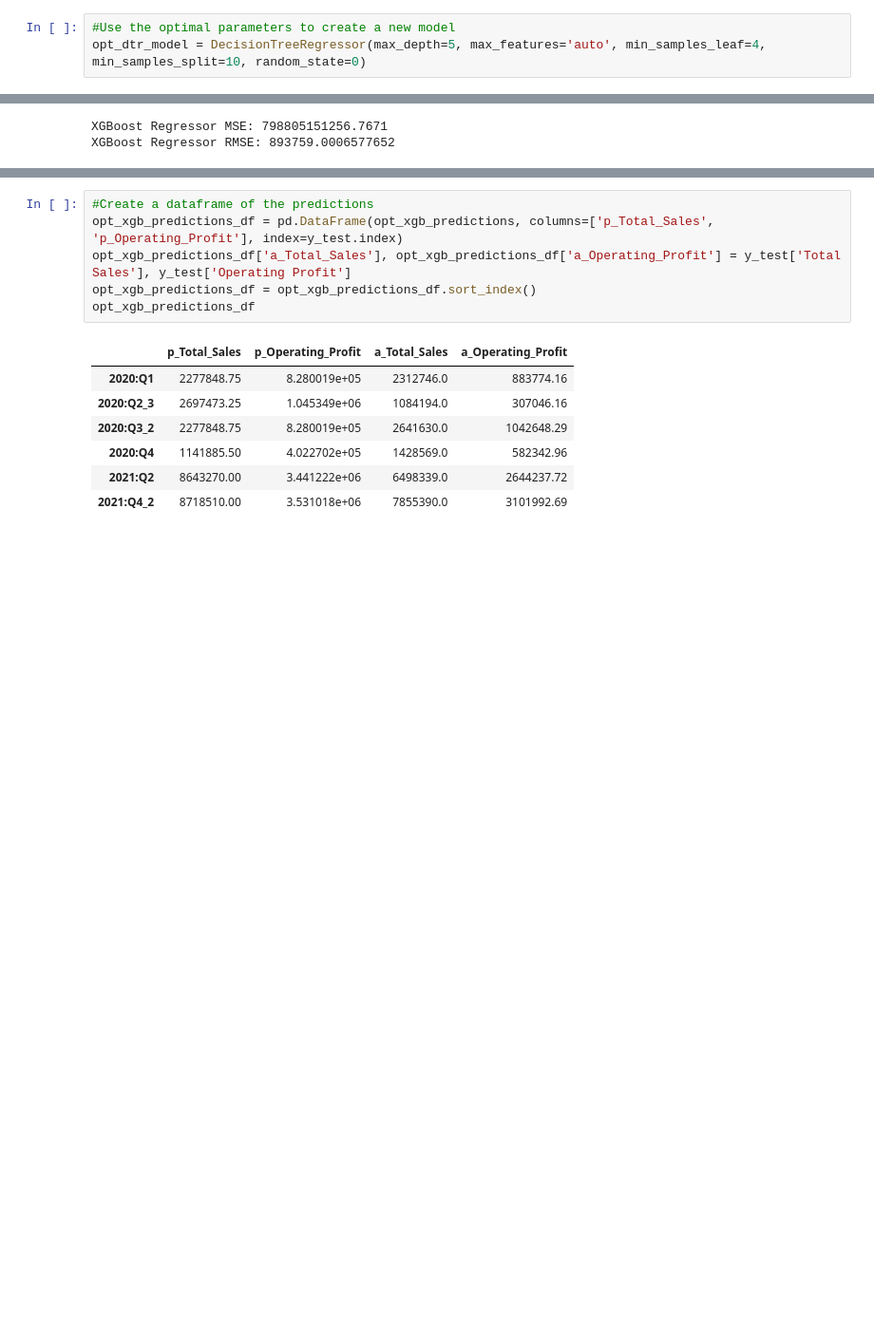
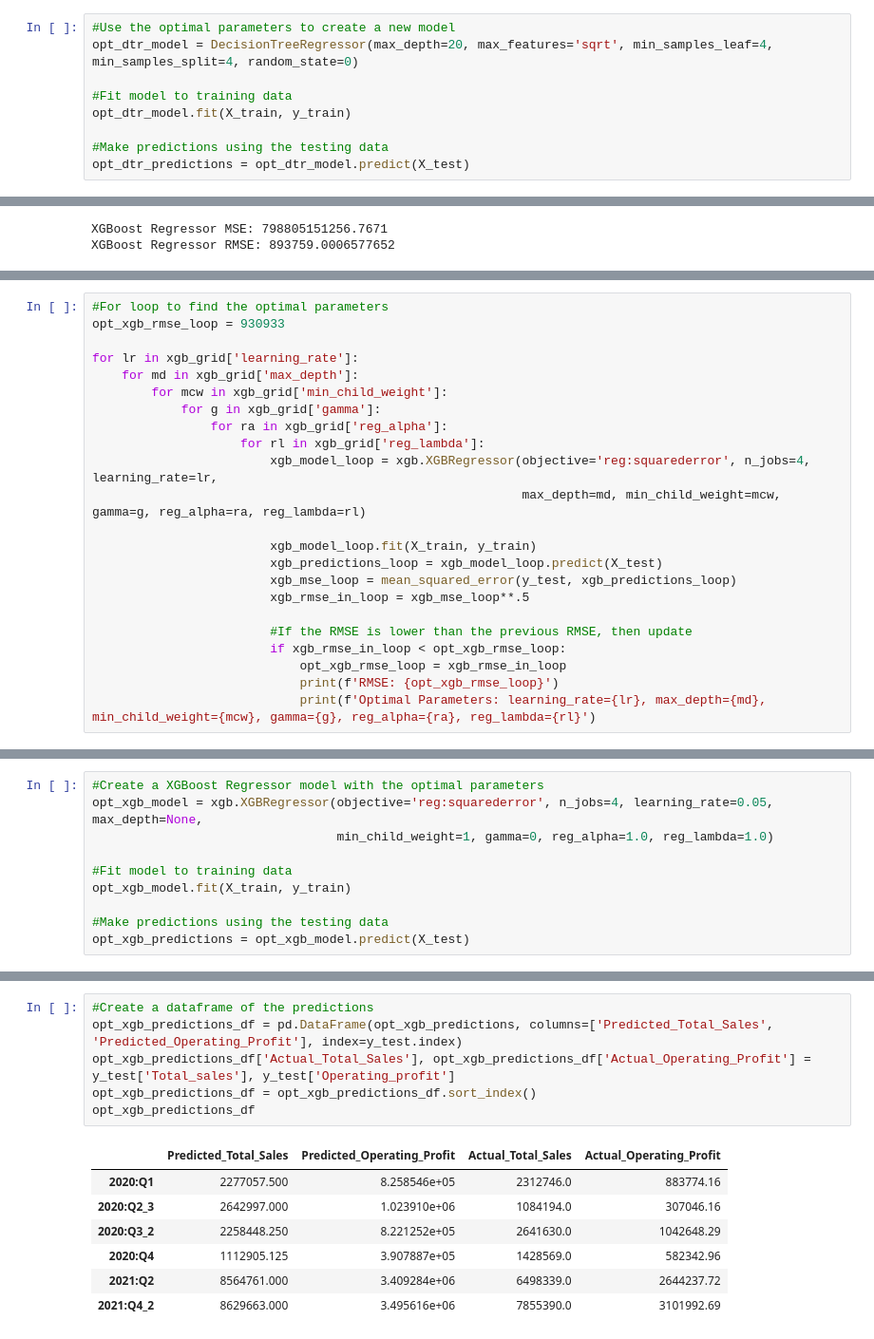
Before and after one commit to MitchellGleason/Final-Project, a Jupyter notebook: Machine_Leanring_Notebooks/multi_linear_reg_ML.ipynb, the cells around one changed output, grey strips where cells are left out. Shown: that part at 95% size. Cells and saved outputs as stored; diff of their text form; blank space fills up the shorter version.

```diff
--- a/Machine_Leanring_Notebooks/multi_linear_reg_ML.ipynb
+++ b/Machine_Leanring_Notebooks/multi_linear_reg_ML.ipynb
@@ -636,4 +802,10 @@ dtr_CV.best_params_
  'min_samples_split': 4}
 # %%
 #Use the optimal parameters to create a new model
-opt_dtr_model = DecisionTreeRegressor(max_depth=5, max_features='auto', min_samples_leaf=4, min_samples_split=10, random_state=0)
+opt_dtr_model = DecisionTreeRegressor(max_depth=20, max_features='sqrt', min_samples_leaf=4, min_samples_split=4, random_state=0)
+
+#Fit model to training data
+opt_dtr_model.fit(X_train, y_train)
+
+#Make predictions using the testing data
+opt_dtr_predictions = opt_dtr_model.predict(X_test)
@@ -766,0 +987,23 @@ XGBoost Regressor RMSE: 894895.9229035742
+# %%
+#For loop to find the optimal parameters
+opt_xgb_rmse_loop = 930933
+
+for lr in xgb_grid['learning_rate']:
+    for md in xgb_grid['max_depth']:
+        for mcw in xgb_grid['min_child_weight']:
+            for g in xgb_grid['gamma']:
+                for ra in xgb_grid['reg_alpha']:
+                    for rl in xgb_grid['reg_lambda']:
+                        xgb_model_loop = xgb.XGBRegressor(objective='reg:squarederror', n_jobs=4, learning_rate=lr,
+                                                          max_depth=md, min_child_weight=mcw, gamma=g, reg_alpha=ra, reg_lambda=rl)
+
+                        xgb_model_loop.fit(X_train, y_train)
+                        xgb_predictions_loop = xgb_model_loop.predict(X_test)
+                        xgb_mse_loop = mean_squared_error(y_test, xgb_predictions_loop)
+                        xgb_rmse_in_loop = xgb_mse_loop**.5
+
+                        #If the RMSE is lower than the previous RMSE, then update
+                        if xgb_rmse_in_loop < opt_xgb_rmse_loop:
+                            opt_xgb_rmse_loop = xgb_rmse_in_loop
+                            print(f'RMSE: {opt_xgb_rmse_loop}')
+                            print(f'Optimal Parameters: learning_rate={lr}, max_depth={md}, min_child_weight={mcw}, gamma={g}, reg_alpha={ra}, reg_lambda={rl}')
@@ -766,0 +1029,10 @@ XGBoost Regressor RMSE: 894895.9229035742
+# %%
+#Create a XGBoost Regressor model with the optimal parameters
+opt_xgb_model = xgb.XGBRegressor(objective='reg:squarederror', n_jobs=4, learning_rate=0.05, max_depth=None,
+                                 min_child_weight=1, gamma=0, reg_alpha=1.0, reg_lambda=1.0)
+
+#Fit model to training data
+opt_xgb_model.fit(X_train, y_train)
+
+#Make predictions using the testing data
+opt_xgb_predictions = opt_xgb_model.predict(X_test)
@@ -767,16 +1049,16 @@ XGBoost Regressor RMSE: 894895.9229035742
 # %%
 #Create a dataframe of the predictions
-opt_xgb_predictions_df = pd.DataFrame(opt_xgb_predictions, columns=['p_Total_Sales', 'p_Operating_Profit'], index=y_test.index)
-opt_xgb_predictions_df['a_Total_Sales'], opt_xgb_predictions_df['a_Operating_Profit'] = y_test['Total Sales'], y_test['Operating Profit']
+opt_xgb_predictions_df = pd.DataFrame(opt_xgb_predictions, columns=['Predicted_Total_Sales', 'Predicted_Operating_Profit'], index=y_test.index)
+opt_xgb_predictions_df['Actual_Total_Sales'], opt_xgb_predictions_df['Actual_Operating_Profit'] = y_test['Total_sales'], y_test['Operating_profit']
 opt_xgb_predictions_df = opt_xgb_predictions_df.sort_index()
 opt_xgb_predictions_df
 # %% [output]
-|  | p_Total_Sales | p_Operating_Profit | a_Total_Sales | a_Operating_Profit |
-| 2020:Q1 | 2277848.75 | 8.280019e+05 | 2312746.0 | 883774.16 |
-| 2020:Q2_3 | 2697473.25 | 1.045349e+06 | 1084194.0 | 307046.16 |
-| 2020:Q3_2 | 2277848.75 | 8.280019e+05 | 2641630.0 | 1042648.29 |
-| 2020:Q4 | 1141885.50 | 4.022702e+05 | 1428569.0 | 582342.96 |
-| 2021:Q2 | 8643270.00 | 3.441222e+06 | 6498339.0 | 2644237.72 |
-| 2021:Q4_2 | 8718510.00 | 3.531018e+06 | 7855390.0 | 3101992.69 |
+|  | Predicted_Total_Sales | Predicted_Operating_Profit | Actual_Total_Sales | Actual_Operating_Profit |
+| 2020:Q1 | 2277057.500 | 8.258546e+05 | 2312746.0 | 883774.16 |
+| 2020:Q2_3 | 2642997.000 | 1.023910e+06 | 1084194.0 | 307046.16 |
+| 2020:Q3_2 | 2258448.250 | 8.221252e+05 | 2641630.0 | 1042648.29 |
+| 2020:Q4 | 1112905.125 | 3.907887e+05 | 1428569.0 | 582342.96 |
+| 2021:Q2 | 8564761.000 | 3.409284e+06 | 6498339.0 | 2644237.72 |
+| 2021:Q4_2 | 8629663.000 | 3.495616e+06 | 7855390.0 | 3101992.69 |
 # %%
 #Plot the predictions vs. the actual values
```
Also changed, not shown: parts of 78 cells of this notebook.
